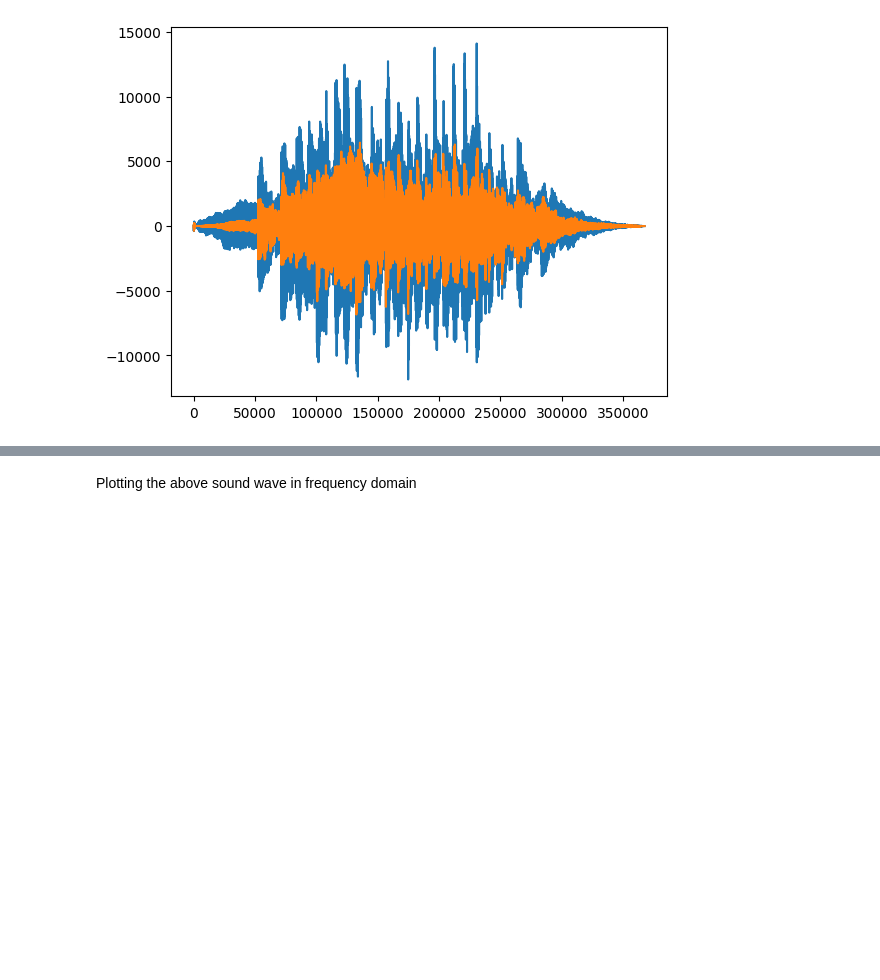
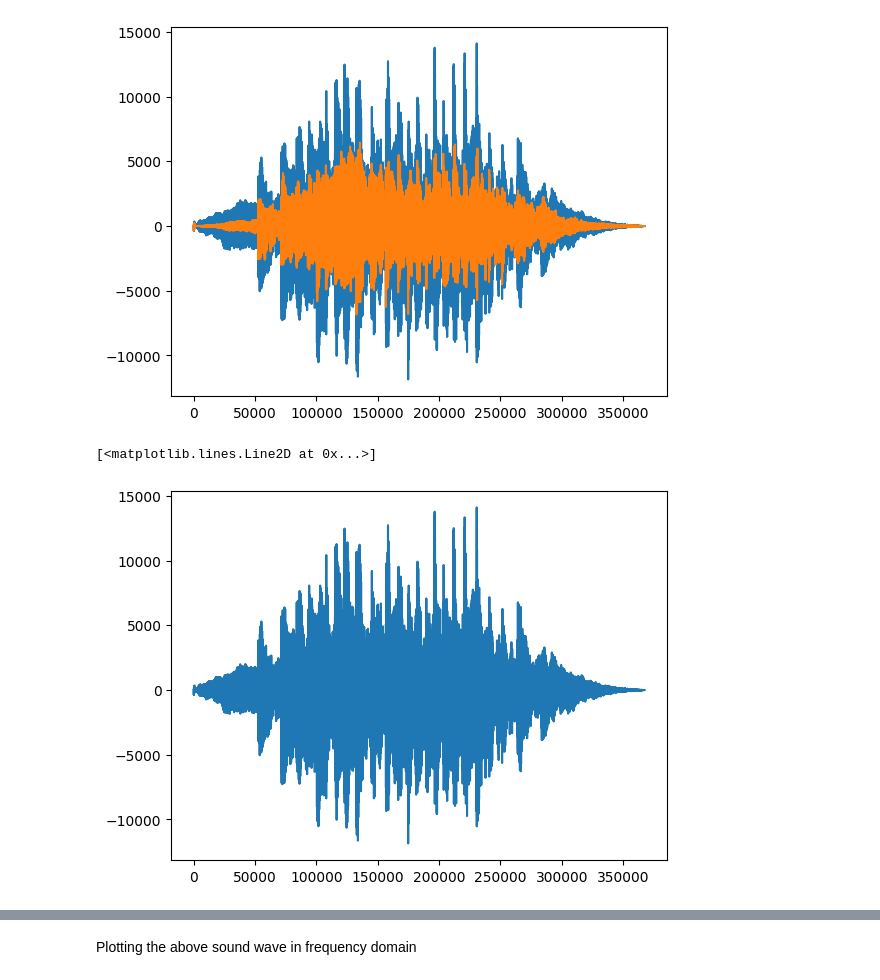
Before and after one commit to Youruler1/Speech-Processing-Lab-Material, a Jupyter notebook: 3_HMM_Speech_Modelling_and_Training.ipynb, the cells around one changed output, grey strips where cells are left out. Drawn from its saved outputs; the diff is of its cells as text; code cells hidden in the pictures; blank space fills up the shorter version.

```diff
--- a/3_HMM_Speech_Modelling_and_Training.ipynb
+++ b/3_HMM_Speech_Modelling_and_Training.ipynb
@@ -5,10 +19,13 @@ Reading a .wav file using scipy.io
 # %%
 import numpy as np
 import matplotlib.pyplot as plt
-from scipy.io import wavfile
-sampling_freq, audio = wavfile.read('BAK.wav')
+from scipy.io import wavfile  #used to R/W wav audio file
+sampling_freq, audio = wavfile.read('/content/drive/MyDrive/BAK.wav') #read wav file and sampling freq stores freq of audio file
+#audio stores audio data of numpy array
+#print shape of audio numpy array
 print( '\nShape:', audio.shape)
 print ('Datatype:', audio.dtype)
+#Calculates the duration of the audio file in seconds
 print ('Duration:', round(audio.shape[0] / float(sampling_freq), 3), 'seconds')
 # %% [output]
 Shape: (367538, 2)
@@ -20,3 +37,9 @@ plt.plot(audio)
 [<matplotlib.lines.Line2D at 0x...>,
  <matplotlib.lines.Line2D at 0x...>]
 [figure]
+# %%
+#Plot only left Channel
+plt.plot(audio[:, 0], label='Left Channel')
+# %% [output]
+[<matplotlib.lines.Line2D at 0x...>]
+[figure, added]
```
Also changed, not shown: parts of 17 cells of this notebook.
